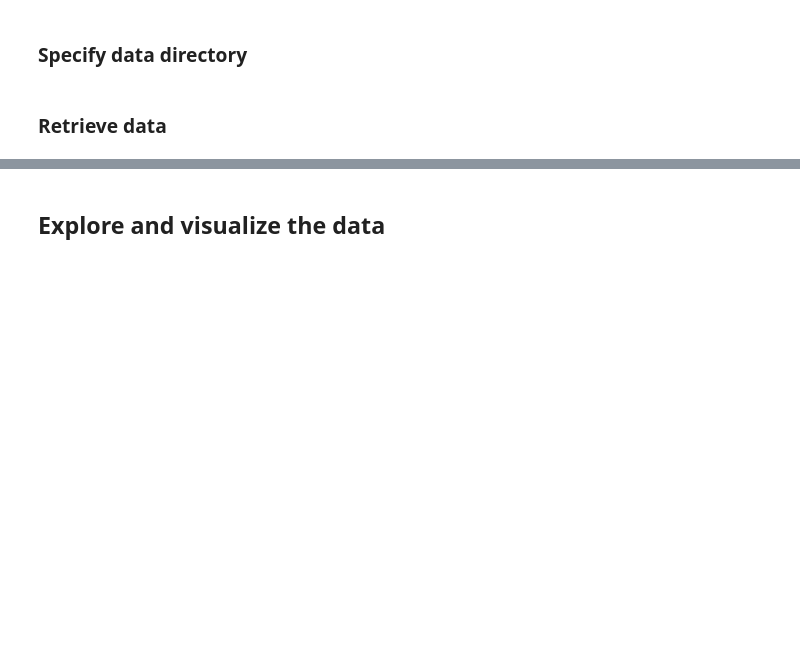
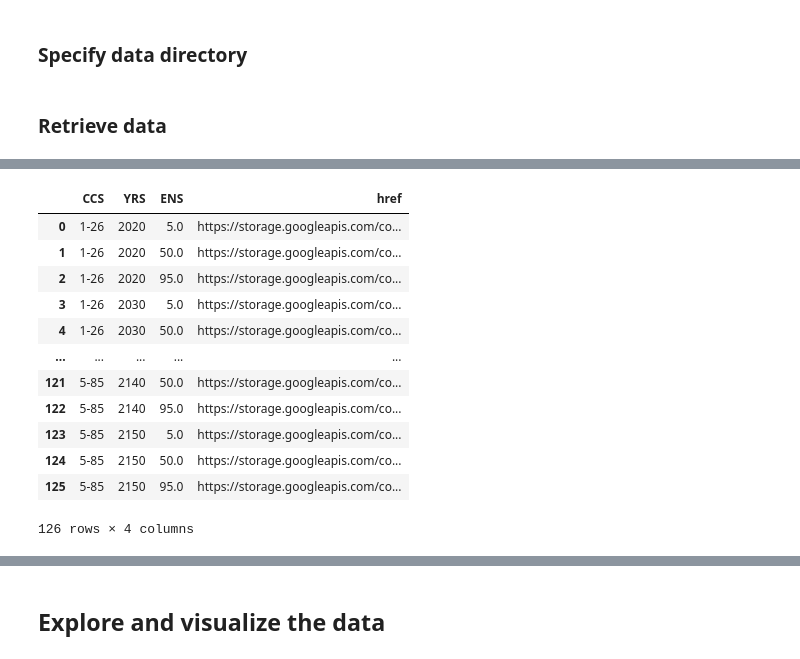
Before and after one commit to Deltares-research/IDP-workbench, a Jupyter notebook: tutorials/co-data/geotiff.ipynb, the cells around one changed output, grey strips where cells are left out. Drawn from its saved outputs; the diff is of its cells as text; code cells hidden in the pictures; blank space fills up the shorter version.

```diff
--- a/tutorials/co-data/geotiff.ipynb
+++ b/tutorials/co-data/geotiff.ipynb
@@ -108,0 +211,44 @@ os.makedirs(DATADIR, exist_ok=True)
+# %%
+# filter items in datasets
+ar_df_dict = {"AR6": items_ar6_df}
+# define variables
+ens_list = ["5", "50", "95"]  # ensemble list to look into
+yrs_list = np.arange(1970, 2200, 10)  # years to look into (step of 10 years from 1970)
+key_list = ["CCS", "YRS", "ENS", "href"]
+SLR_dicts = {"AR6": {}}
+
+# index AR6 dataframe on criteria
+for ar in ["AR6"]:
+    SLR_dicts[ar] = {key: [] for key in key_list}
+    for i, row in ar_df_dict[ar].iterrows():
+        id = row.id
+        enss = str(id).split("\\")[1].split("ens")[-1]  # ensemble
+        yrs = int(str(id).split("\\")[2][0:4])  # yrs
+        ccs = str(id).split("\\")[0].split("=")[-1] # ccs
+        if str(float(enss)) in [str(float(x)) for x in ens_list] and yrs in yrs_list:  # constraining read ensembles and years
+            SLR_dicts[ar]["CCS"].append(ccs)
+            SLR_dicts[ar]["YRS"].append(yrs)
+            SLR_dicts[ar]["ENS"].append(str(float(enss)))
+            if "assets" in row:
+                SLR_dicts[ar]["href"].append(row.assets["data"]["href"])
+            else:
+                SLR_dicts[ar]["href"].append(row["assets.data.href"])
+
+    # filter AR6 dataframe and STAC items on index
+    ar_df_dict[ar] = pd.DataFrame(SLR_dicts[ar])
+
+ar_df_dict["AR6"]
+# %% [output]
+|  | CCS | YRS | ENS | href |
+| 0 | 1-26 | 2020 | 5.0 | https://storage.googleapis.com/co... |
+| 1 | 1-26 | 2020 | 50.0 | https://storage.googleapis.com/co... |
+| 2 | 1-26 | 2020 | 95.0 | https://storage.googleapis.com/co... |
+| 3 | 1-26 | 2030 | 5.0 | https://storage.googleapis.com/co... |
+| 4 | 1-26 | 2030 | 50.0 | https://storage.googleapis.com/co... |
+| ... | ... | ... | ... | ... |
+| 121 | 5-85 | 2140 | 50.0 | https://storage.googleapis.com/co... |
+| 122 | 5-85 | 2140 | 95.0 | https://storage.googleapis.com/co... |
+| 123 | 5-85 | 2150 | 5.0 | https://storage.googleapis.com/co... |
+| 124 | 5-85 | 2150 | 50.0 | https://storage.googleapis.com/co... |
+| 125 | 5-85 | 2150 | 95.0 | https://storage.googleapis.com/co... |
+126 rows × 4 columns
```
Also changed, not shown: parts of 16 cells of this notebook, 1 other file.
